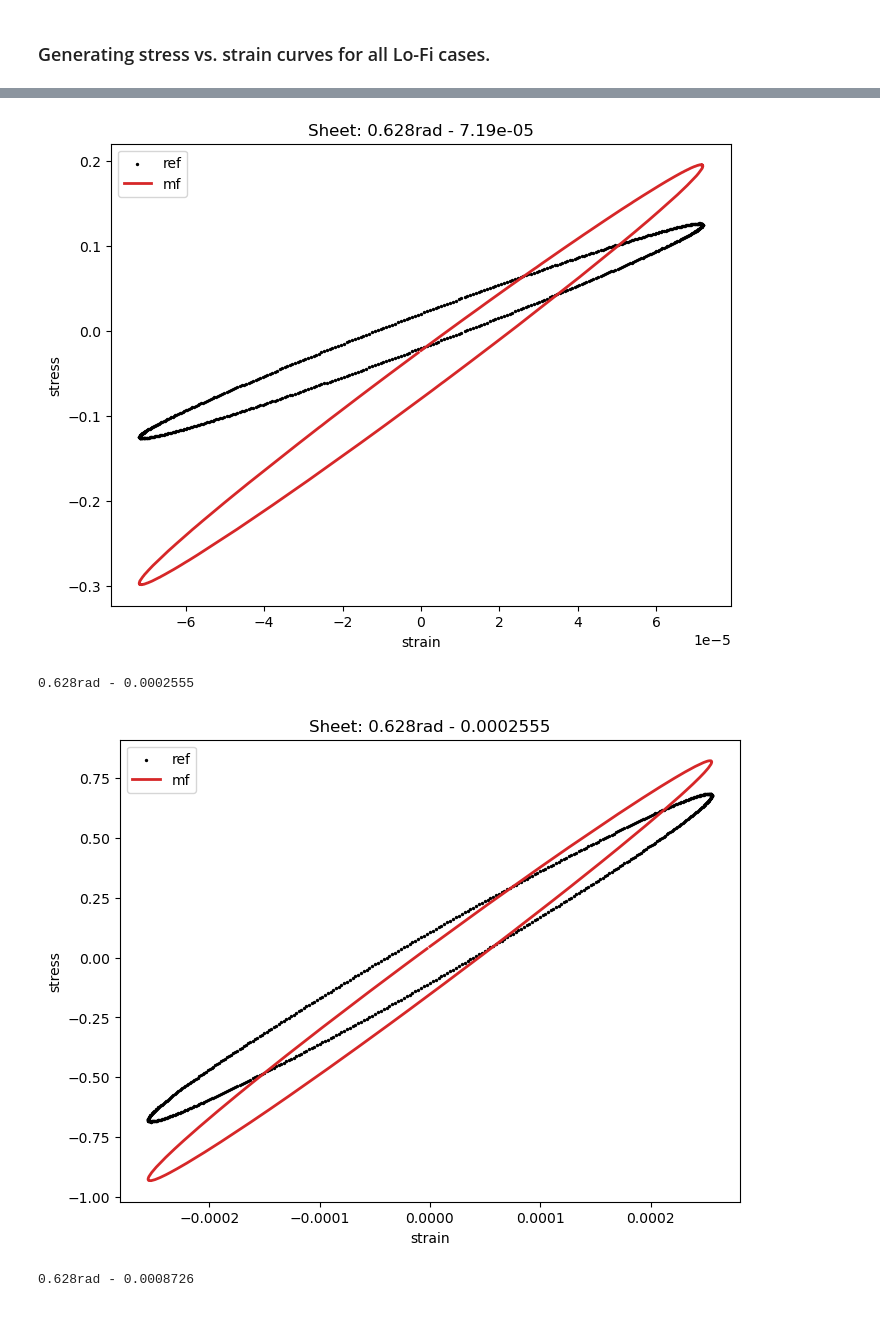
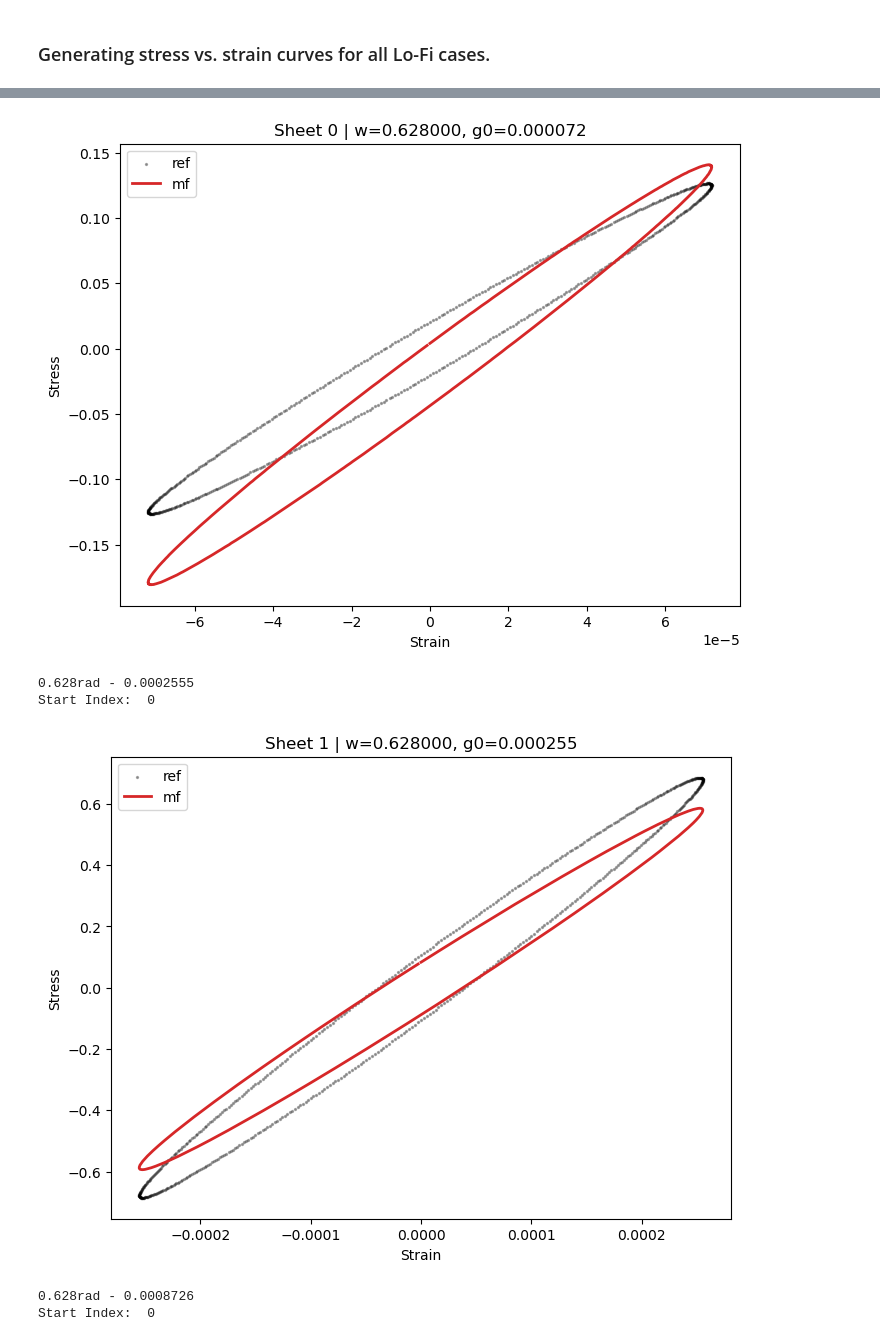
Before and after one commit to alan-ze/PunLab, a Jupyter notebook: mfnn/notebooks/Main_MFNN_SAOS.ipynb, the cells around one changed output, grey strips where cells are left out. Drawn from its saved outputs; the diff is of its cells as text; code cells hidden in the pictures.

```diff
--- a/mfnn/notebooks/Main_MFNN_SAOS.ipynb
+++ b/mfnn/notebooks/Main_MFNN_SAOS.ipynb
@@ -39,19 +80,14 @@ files = os.listdir(path)
 df = {}
 Shuffle = False
 
-# url_lf = 'https://github.com/procf/RhINNs/raw/main/MFNN/SAOS/Data_LF_SAOS.xlsx'
-# url_hf = 'https://github.com/procf/RhINNs/raw/main/MFNN/SAOS/Data_HF_SAOS.xlsx'
-# url_hf_raw = 'https://github.com/procf/RhINNs/raw/main/MFNN/SAOS/Data_HF_SAOS_raw.xlsx'
-
-#Uncomment to run locally
-url_hf_raw = r"C:\Users\alanh\PunLab\mfnn\experiments\Pigs_NegCon\combined_pig_negcon.xlsx"
-url_lf, url_hf = r"C:\Users\alanh\PunLab\mfnn\notebooks\Data_LF_SAOS.xlsx", r"C:\Users\alanh\PunLab\mfnn\notebooks\Data_HF_SAOS.xlsx"
+url_hf_raw = r"/home/alanh/projects/PunLab/mfnn/experiments/Pigs_NegCon/combined_pig_negcon.xlsx"
+url_lf, url_hf = r"/home/alanh/projects/PunLab/mfnn/notebooks/Data_LF_SAOS.xlsx", r"/home/alanh/projects/PunLab/mfnn/notebooks/Data_HF_SAOS.xlsx"
 
 df_LF = pd.read_excel(url_lf, sheet_name=None)
 data_LF = [[k,v] for k,v in df_LF.items()] #k is the sheet name, v is the pandas df
 
 df_HF = pd.read_excel(url_hf, sheet_name=None)
-data_HF = [[k,v] for k,v in df_HF.items()] #k is the sheet name, v is the pandas df
+data_HF = [[k,v] for k,v in df_HF.items()]
 
 # Helper function to concatenate all sheets
 def load_and_concat_sheets(data_list):
@@ -416,7 +460,7 @@ We almost have everything by now. Next, we will instantiate the optimizer from `
 # %%
 # lr = tf.keras.optimizers.schedules.PiecewiseConstantDecay([10000,20000],[1e-2,2e-3,1e-3])
 lr = 1e-3
-N=200000
+N=50000
 
 try:
     runtime
@@ -472,34 +515,37 @@ def pos_finder(vector):
     for i in range(len(vector) - 1):
         if vector[i] < 0 and vector[i + 1] >= 0:
             return i + 1
-    return -1
+    return np.argmin(np.abs(vector))
 
 path = os.getcwd()
 files = os.listdir(path)
 df = {}
 df = pd.read_excel(url_hf_raw, sheet_name=None)
 data = [[k,v] for k,v in df.items()]
+data.pop(23)    # Removed this sheet in Lo-Fi as well due to bad data
 t_train, g_train, w_train = np.array([]), np.array([]), np.array([])
 s_train = np.array([])
 
 def extractor(i):
     data[i][1] = data[i][1].dropna()
-    SN = data[i][0] #sheet name
-    print(SN)
-    #handling the time shift
+    print(data[i][0])
+
+    # Handling the time shift
     ind = pos_finder(data[i][1]['Strain'])
+    print("Start Index: ", ind)
     t0 = data[i][1]['Step time'].iloc[ind]
     ymax = data[i][1]['Stress'].iloc[ind]
-    #column extraction
+
+    # Column extraction
     St = data[i][1]['Strain']
     SR = data[i][1]['Shear rate']
     Time = data[i][1]['Step time']
     w = data[i][1]['Angular frequency']
     G0 = data[i][1]['Oscillation strain']
     Stress = data[i][1]['Stress']
-    Time_adj = Time - t0# + 1.*np.pi/w
+    Time_adj = Time - t0
     Time_adj = Time_adj
-    return Time_adj, G0, w, Stress, St, SR, SN
+    return Time_adj, G0, w, Stress, St, SR
 # %% [markdown]
 ### Generating stress vs. strain curves for all Lo-Fi cases.
 # %%
@@ -514,7 +560,9 @@ with pd.ExcelWriter(now+".xlsx") as writer:
     # CHANGE: Use len(data) instead of hardcoded 6
     for i in range(len(data)):
         try:
-            t_test, g0_test, w_test, s_test, st_test, sr_test, SN = extractor(i)
+            t_test, g0_test, w_test, s_test, st_test, sr_test = extractor(i)
+            g0 = np.unique(g0_test)[0]
+            omega = np.unique(w_test)[0]
 
             # 1. Stack inputs including G0
             X_test = np.column_stack([st_test, sr_test, w_test, g0_test])
@@ -533,11 +581,11 @@ with pd.ExcelWriter(now+".xlsx") as writer:
 
             # --- PLOTTING ---
             fig, ax = plt.subplots(figsize=(8, 6))
-            ax.scatter(st_test, y_test, label='ref', color='k', s=2)
+            ax.scatter(st_test, y_test, label='ref', color='k', s=2, alpha=0.3)
             ax.plot(st_test, y_MF_denorm, label='mf', color='tab:red', zorder=10, lw=2)
-            plt.xlabel('strain')
-            plt.ylabel('stress')
-            plt.title(f"Sheet: {SN}")
+            plt.xlabel('Strain')
+            plt.ylabel('Stress')
+            plt.title(f"Sheet {i} | w={omega:.6f}, g0={g0:.6f}")
             plt.legend()
 
             # Optional: If you have >20 sheets, uncomment the line below
@@ -551,7 +599,7 @@ with pd.ExcelWriter(now+".xlsx") as writer:
             df_exp.columns = ['Time', 'G0', 'AngFreq', 'Strain', 'StrainRate', 'Stress', 'Stress_pred']
 
             # Excel sheet names have a 31 char limit, truncate if necessary
-            safe_sheet_name = str(SN)[:31]
+            safe_sheet_name = str(i)[:31]
             df_exp.to_excel(writer, sheet_name=safe_sheet_name, index=False)
 
         except Exception as e:
@@ -562,4 +611,6 @@ Found 30 sheets of data. processing...
-[figure, old version]
+[figure, new version]
 0.628rad - 0.0002555
+Start Index:  0
-[figure, old version]
+[figure, new version]
 0.628rad - 0.0008726
+Start Index:  0
```
Also changed, not shown: parts of 8 cells of this notebook, 49 other files.
